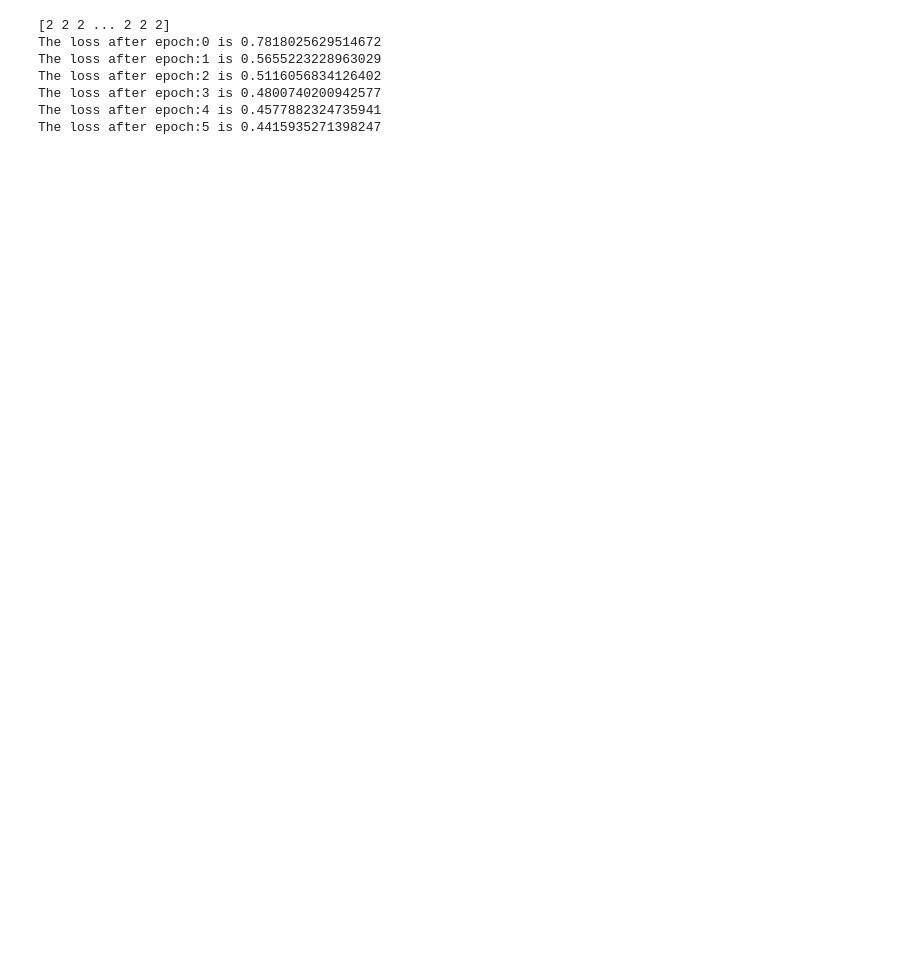
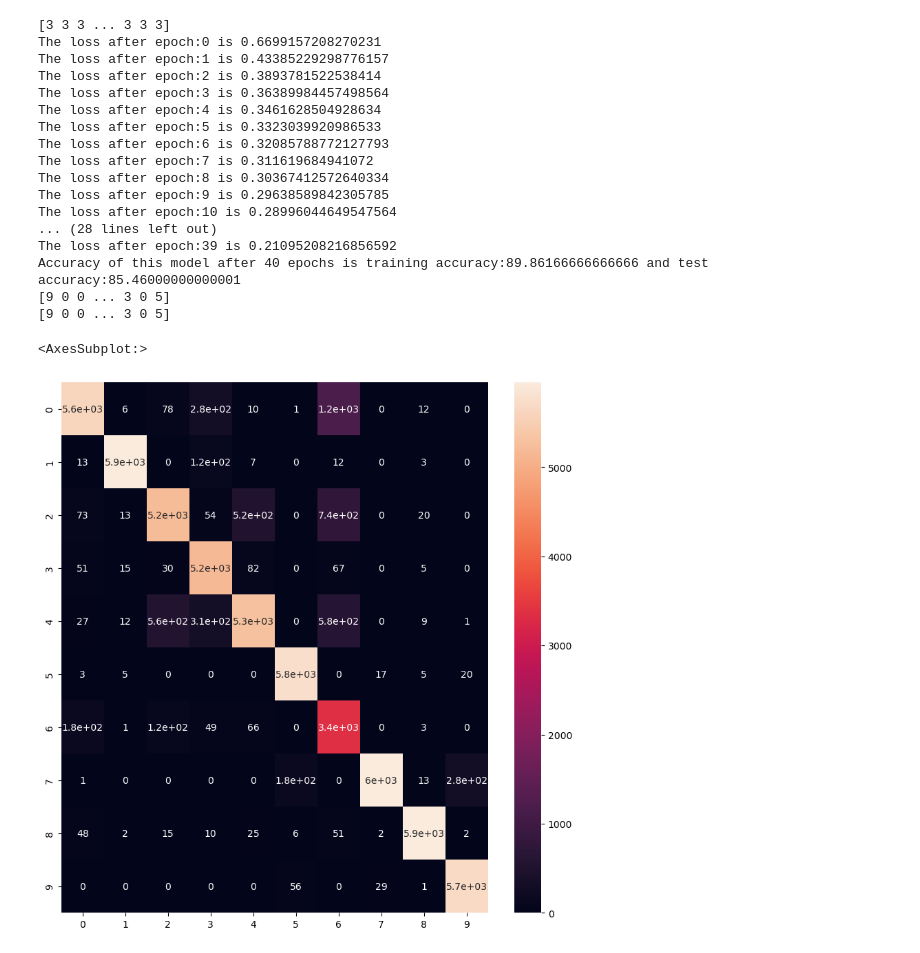
Before and after one commit to jatin0203/Deep_Learning, a Jupyter notebook: DL_ass1.ipynb, the cells around one changed output. Saved outputs shown, nothing was run; the diff lists cells and outputs as text; code cells hidden in the pictures; blank space fills up the shorter version.

Commit message:
created validation set

```diff
--- a/DL_ass1.ipynb
+++ b/DL_ass1.ipynb
@@ -593,48 +593,66 @@ x_test=x_test.astype(float);
 x_train=x_train.reshape(60000,784)
 x_test=x_test.reshape(10000,784)
 
+#creating validation set
+num_valid = int(0.1 * x_train.shape[0])  #using 10% of the data as validation test for the model and remaining for train
+x_valid = x_train[:num_valid, :]
+y_valid = y_train[:num_valid]
+x_train = x_train[num_valid:, :]
+y_train = y_train[num_valid:]
 
 NeuronsPL=[32,32]
-epochs=10
+epochs=40
 noOfHL=2
 lossfunction="CROSS"
 activationFunc="SIGMOID"
-learningRate=1
+learningRate=0.1
 batchSize=32
-optimizer="RMSPROP"
-gamma=0.9
-initialize="RANDOM"
-Beta=0.75
+optimizer="NAG"
+gamma=0.8
+initialize="XAVIER"
+Beta=0.7
 epsilon=0.00001
 
 #creating the object
 FWNN=FeedForwardNN(epochs,noOfHL,NeuronsPL,10,x_train,y_train,x_test,y_test,optimizer,activationFunc,learningRate,batchSize,initialize,lossfunction,gamma,Beta,epsilon)
 
 #predicting before training the model
 y_pred=FWNN.calculatetrainPredClasses()
 print(y_pred)
 
 #training the model using sgd
 loss,accuracytrain,accuracytest=FWNN.optimizer()
 print("Accuracy of this model after {} epochs is training accuracy:{} and test accuracy:{}".format(epochs,accuracytrain,accuracytest))
 
 y_pred=FWNN.calculatetrainPredClasses()
 print(y_pred)
 print(y_train)
 
 #printing confusion matrix for visualization
 plt.figure(figsize=(10,10))
 
 # y_pred = np.array([np.argmax(FNNN.forwardPropogation(i)[2]) for i in range(len(x_train))])
-sns.heatmap(confusion_matrix(y_pred.reshape(60000,),y_train.reshape(60000,)),annot=True)
+sns.heatmap(confusion_matrix(y_pred.reshape(x_train.shape[0],),y_train.reshape(x_train.shape[0],)),annot=True)
 # %% [output]
-[2 2 2 ... 2 2 2]
-The loss after epoch:0 is 0.7818025629514672
-The loss after epoch:1 is 0.5655223228963029
-The loss after epoch:2 is 0.5116056834126402
-The loss after epoch:3 is 0.4800740200942577
-The loss after epoch:4 is 0.4577882324735941
-The loss after epoch:5 is 0.4415935271398247
+[3 3 3 ... 3 3 3]
+The loss after epoch:0 is 0.6699157208270231
+The loss after epoch:1 is 0.43385229298776157
+The loss after epoch:2 is 0.3893781522538414
+The loss after epoch:3 is 0.36389984457498564
+The loss after epoch:4 is 0.3461628504928634
+The loss after epoch:5 is 0.3323039920986533
+The loss after epoch:6 is 0.32085788772127793
+The loss after epoch:7 is 0.311619684941072
+The loss after epoch:8 is 0.30367412572640334
+The loss after epoch:9 is 0.29638589842305785
+The loss after epoch:10 is 0.28996044649547564
+... (28 lines left out)
+The loss after epoch:39 is 0.21095208216856592
+Accuracy of this model after 40 epochs is training accuracy:89.86166666666666 and test accuracy:85.46000000000001
+[9 0 0 ... 3 0 5]
+[9 0 0 ... 3 0 5]
+<AxesSubplot:>
+[figure, added]
 # %%
 sns.distplot(y_pred)
 sns.distplot(y_train)
```
Also changed, not shown: parts of 3 cells of this notebook.
